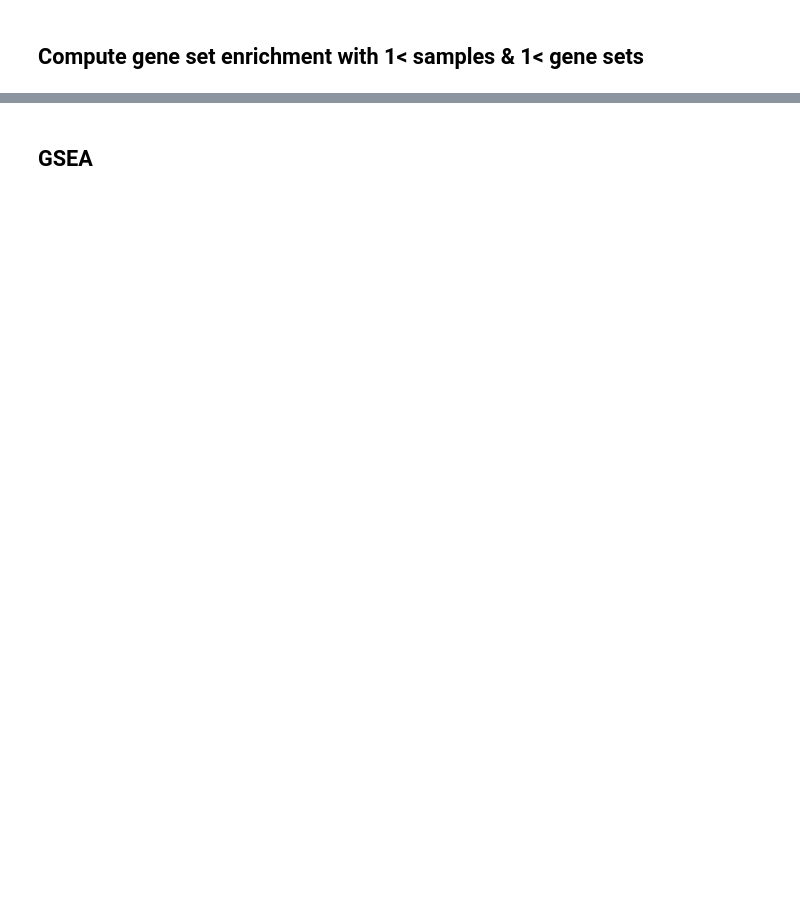
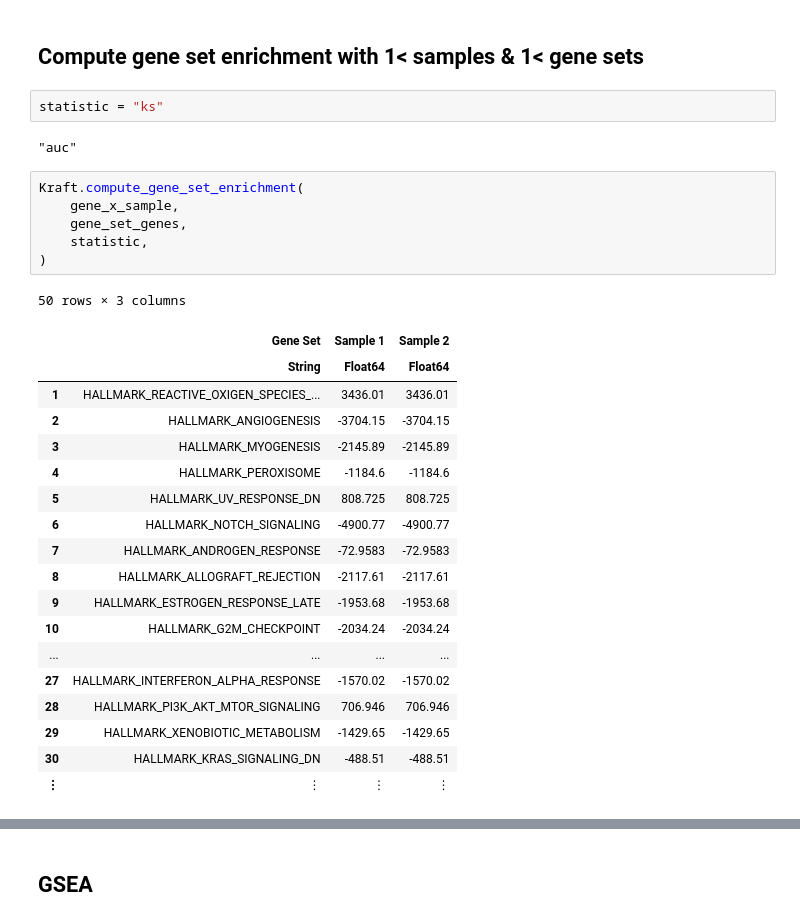
Before and after one commit to KatharineME/Kate.jl, a Jupyter notebook: notebook/gsea.ipynb, the cells around one changed output, grey strips where cells are left out. Saved outputs shown, nothing was run; the diff lists cells and outputs as text; blank space fills up the shorter version.

Commit message:
GSEA + statistic

```diff
--- a/notebook/gsea.ipynb
+++ b/notebook/gsea.ipynb
@@ -78,3 +215,33 @@ using BenchmarkTools
 # %% [markdown]
 ## Compute gene set enrichment with 1< samples & 1< gene sets
+# %%
+statistic = "ks"
+# %% [output]
+"auc"
+# %%
+Kraft.compute_gene_set_enrichment(
+    gene_x_sample,
+    gene_set_genes,
+    statistic,
+)
+# %% [output]
+50 rows × 3 columns
+|  | Gene Set | Sample 1 | Sample 2 |
+|  | String | Float64 | Float64 |
+| 1 | HALLMARK_REACTIVE_OXIGEN_SPECIES_... | 3436.01 | 3436.01 |
+| 2 | HALLMARK_ANGIOGENESIS | -3704.15 | -3704.15 |
+| 3 | HALLMARK_MYOGENESIS | -2145.89 | -2145.89 |
+| 4 | HALLMARK_PEROXISOME | -1184.6 | -1184.6 |
+| 5 | HALLMARK_UV_RESPONSE_DN | 808.725 | 808.725 |
+| 6 | HALLMARK_NOTCH_SIGNALING | -4900.77 | -4900.77 |
+| 7 | HALLMARK_ANDROGEN_RESPONSE | -72.9583 | -72.9583 |
+| 8 | HALLMARK_ALLOGRAFT_REJECTION | -2117.61 | -2117.61 |
+| 9 | HALLMARK_ESTROGEN_RESPONSE_LATE | -1953.68 | -1953.68 |
+| 10 | HALLMARK_G2M_CHECKPOINT | -2034.24 | -2034.24 |
+| ... | ... | ... | ... |
+| 27 | HALLMARK_INTERFERON_ALPHA_RESPONSE | -1570.02 | -1570.02 |
+| 28 | HALLMARK_PI3K_AKT_MTOR_SIGNALING | 706.946 | 706.946 |
+| 29 | HALLMARK_XENOBIOTIC_METABOLISM | -1429.65 | -1429.65 |
+| 30 | HALLMARK_KRAS_SIGNALING_DN | -488.51 | -488.51 |
+| ⋮ | ⋮ | ⋮ | ⋮ |
 # %%
```
Also changed, not shown: parts of 18 cells of this notebook, 4 other files.
